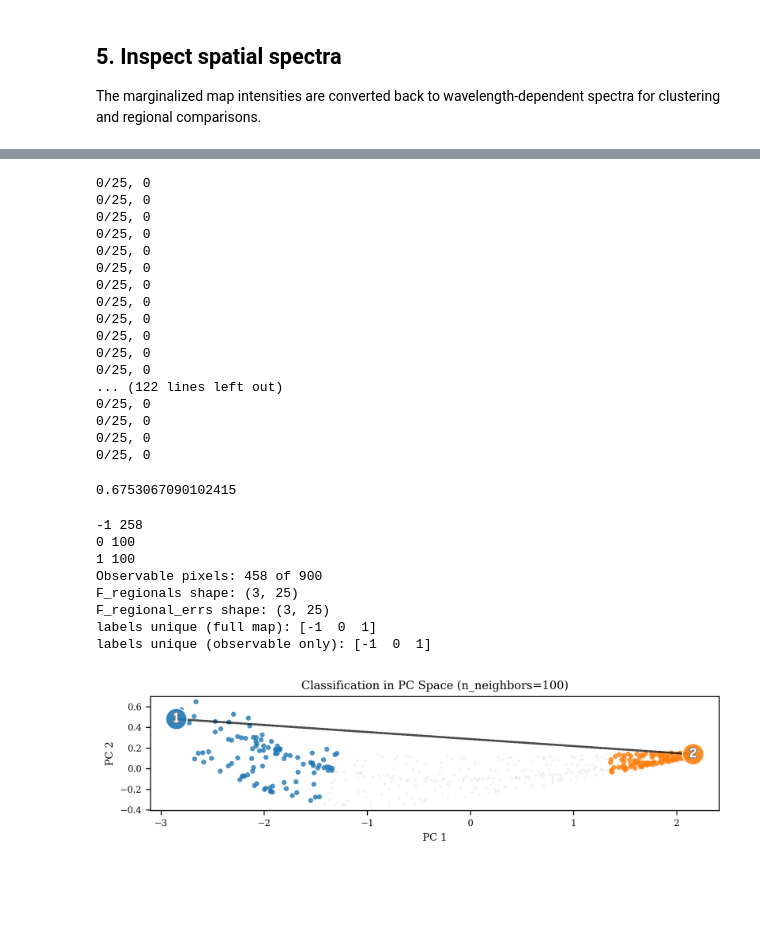
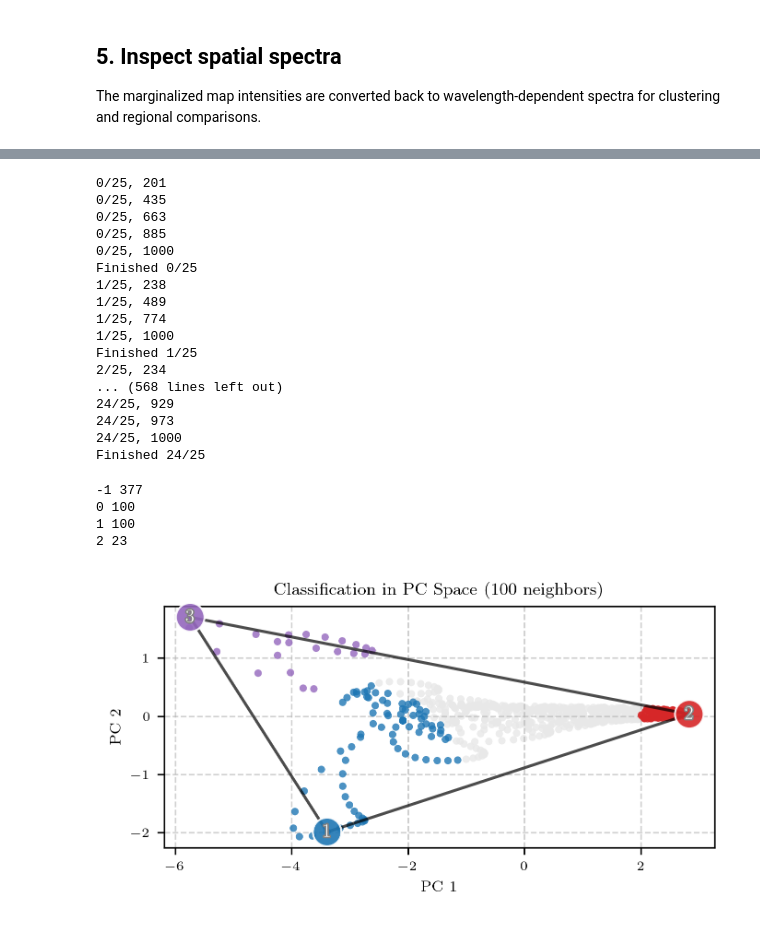
Before and after one commit to w-ruizhe/spectralmap, a Jupyter notebook: docs/source/tutorials/WASP18b.ipynb, the cells around one changed output, grey strips where cells are left out. Drawn from its saved outputs; the diff is of its cells as text; code cells hidden in the pictures; blank space fills up the shorter version.

```diff
--- a/docs/source/tutorials/WASP18b.ipynb
+++ b/docs/source/tutorials/WASP18b.ipynb
@@ -217,7 +333,7 @@ for i in range(nwl):
     I_sampled = []
     while len(I_sampled) < target_n:
         batch = np.random.multivariate_normal(
-            I_all_wl[i], I_cov_all_wl[i], size=batch_size
+            maps.spatial_intensity[i], maps.spatial_intensity_cov[i], size=batch_size
         )
         positive_batch = batch[(batch > 0).all(axis=1)]
 
@@ -230,20 +346,20 @@ for i in range(nwl):
     I_all_wl_sampled.append(np.asarray(I_sampled))
     print(f"Finished {i}/{nwl}")
 # %% [output]
-0/25, 0
-0/25, 0
-0/25, 0
-0/25, 0
-0/25, 0
-0/25, 0
-0/25, 0
-0/25, 0
-0/25, 0
-0/25, 0
-0/25, 0
-0/25, 0
-... (122 lines left out)
-0/25, 0
-0/25, 0
-0/25, 0
-0/25, 0
+0/25, 201
+0/25, 435
+0/25, 663
+0/25, 885
+0/25, 1000
+Finished 0/25
+1/25, 238
+1/25, 489
+1/25, 774
+1/25, 1000
+Finished 1/25
+2/25, 234
+... (568 lines left out)
+24/25, 929
+24/25, 973
+24/25, 1000
+Finished 24/25
@@ -269,37 +366,10 @@ F_var_all_wl = np.diagonal(F_cov_all_wl, axis1=1, axis2=2)
-# %%
-(F_var_all_wl/np.diagonal(I_cov_all_wl * (np.pi * amplitudes[:, None, None])**2, axis1=1, axis2=2)).mean()
-# %% [output]
-0.6753067090102415
 # %%
-from spectralmap.cluster import find_clusters
-
-# I_all_wl[I_all_wl < 1e-7] = 1e-7
-# amplitudes = np.ones(I_all_wl.shape[0])  # Placeholder for actual amplitude scaling per wavelength
-# F_all_wl = I_all_wl * amplitudes[:, None] * np.pi
-# F_cov_all_wl = I_cov_all_wl * (np.pi * amplitudes[:, None, None])**2
-# F_var_all_wl = np.diagonal(F_cov_all_wl, axis1=1, axis2=2)
-
-F_regionals, F_regional_errs, labels = find_clusters(
-    F_all_wl,
-    F_cov_all_wl,
-    n_corners=2,
-    n_neighbors=100,
- )
-
-observed_mask = maps.observed_mask
-print('Observable pixels:', int(observed_mask.sum()), 'of', observed_mask.size)
-print('F_regionals shape:', F_regionals.shape)
-print('F_regional_errs shape:', F_regional_errs.shape)
-print('labels unique (full map):', np.unique(labels))
-print('labels unique (observable only):', np.unique(labels))
+maps.find_clusters(n_corners=3, n_neighbors=100, plot=True)
+regional_spectra, regional_spectra_std, labels = maps.regional_spectra, maps.regional_spectra_std, maps.labels
 # %% [output]
--1 258
+-1 377
 0 100
 1 100
-Observable pixels: 458 of 900
-F_regionals shape: (3, 25)
-F_regional_errs shape: (3, 25)
-labels unique (full map): [-1  0  1]
-labels unique (observable only): [-1  0  1]
+2 23
-[figure, old version]
+[figure, new version]
 # %%
```
Also changed, not shown: parts of 21 cells of this notebook, 27 other files.
